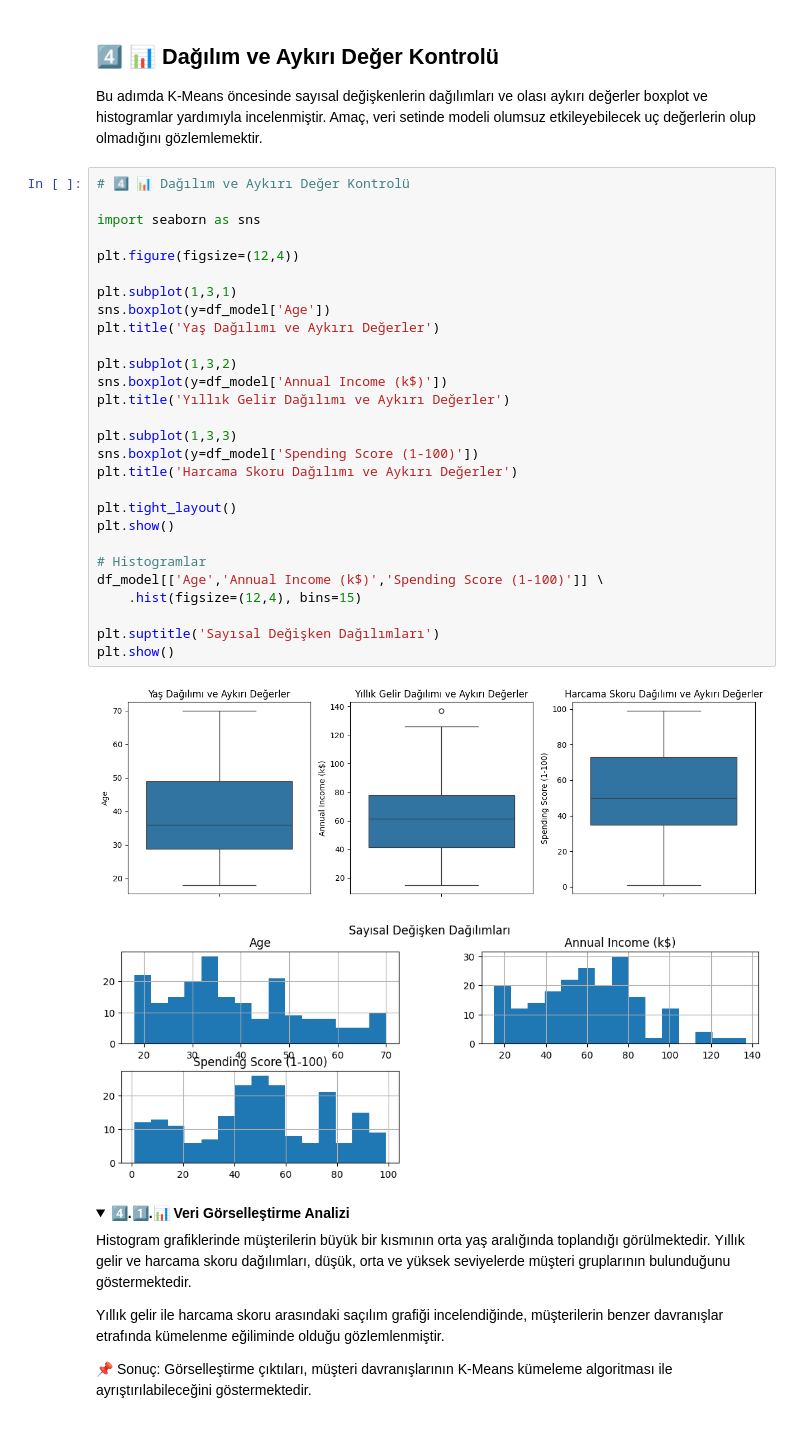
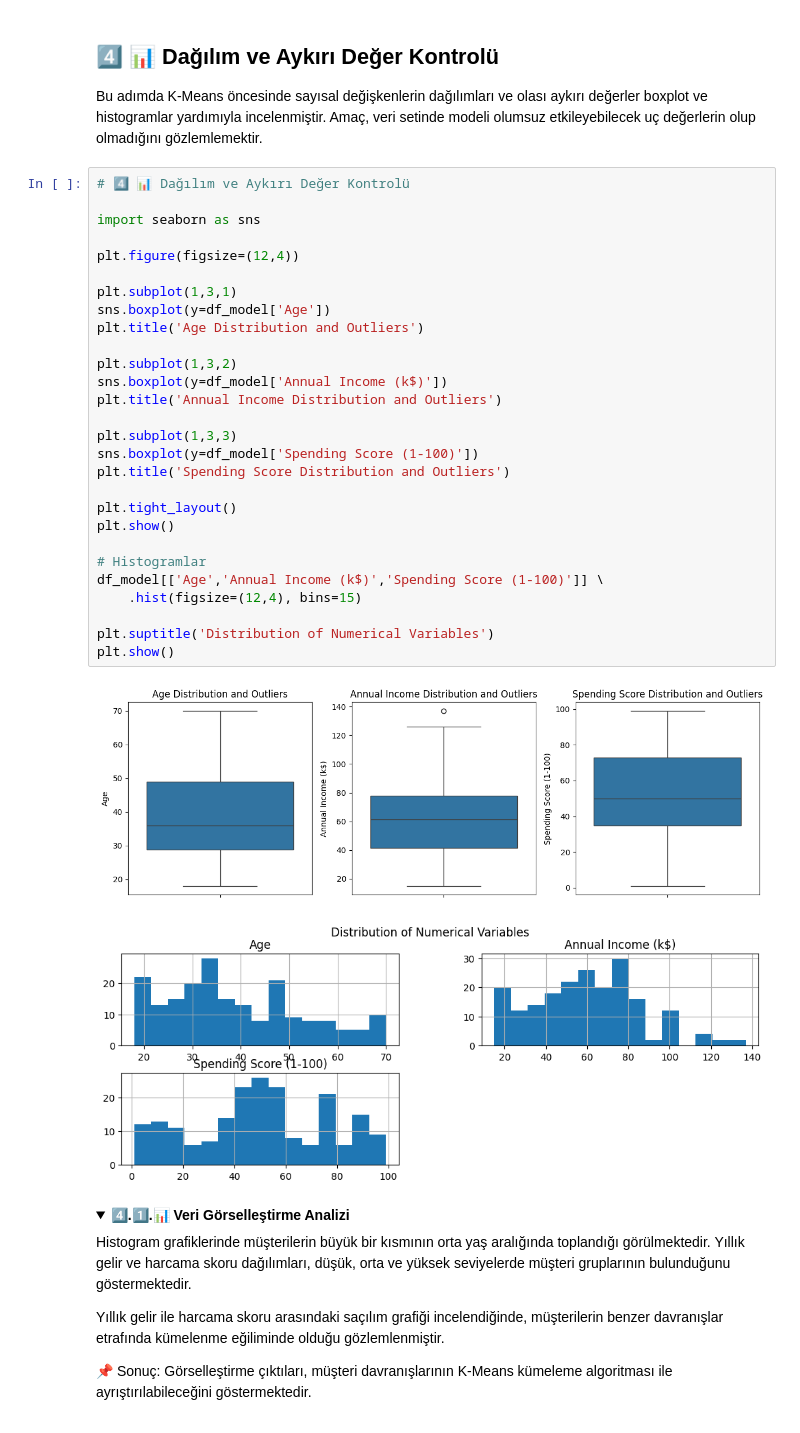
Before and after one commit to hafizecim/Mall-Customer-Segmentation-with-K-Means, a Jupyter notebook: mall_customer_segmentation.ipynb, the cells around one changed output. Saved outputs shown, nothing was run; the diff lists cells and outputs as text; folded sections open.

```diff
--- a/mall_customer_segmentation.ipynb
+++ b/mall_customer_segmentation.ipynb
@@ -182,34 +189,34 @@ gözlemlemektir.
 # %%
 # 4️⃣ 📊 Dağılım ve Aykırı Değer Kontrolü
 
 import seaborn as sns
 
 plt.figure(figsize=(12,4))
 
 plt.subplot(1,3,1)
 sns.boxplot(y=df_model['Age'])
-plt.title('Yaş Dağılımı ve Aykırı Değerler')
+plt.title('Age Distribution and Outliers')
 
 plt.subplot(1,3,2)
 sns.boxplot(y=df_model['Annual Income (k$)'])
-plt.title('Yıllık Gelir Dağılımı ve Aykırı Değerler')
+plt.title('Annual Income Distribution and Outliers')
 
 plt.subplot(1,3,3)
 sns.boxplot(y=df_model['Spending Score (1-100)'])
-plt.title('Harcama Skoru Dağılımı ve Aykırı Değerler')
+plt.title('Spending Score Distribution and Outliers')
 
 plt.tight_layout()
 plt.show()
 
 # Histogramlar
 df_model[['Age','Annual Income (k$)','Spending Score (1-100)']] \
     .hist(figsize=(12,4), bins=15)
 
-plt.suptitle('Sayısal Değişken Dağılımları')
+plt.suptitle('Distribution of Numerical Variables')
 plt.show()
 # %% [output]
-[figure, old version]
+[figure, new version]
-[figure, old version]
+[figure, new version]
 # %% [markdown]
 <details>
 <summary><b><strong>4️⃣.1️⃣.📊 Veri Görselleştirme Analizi</strong></b></summary>
```
Also changed, not shown: parts of 11 cells of this notebook.
